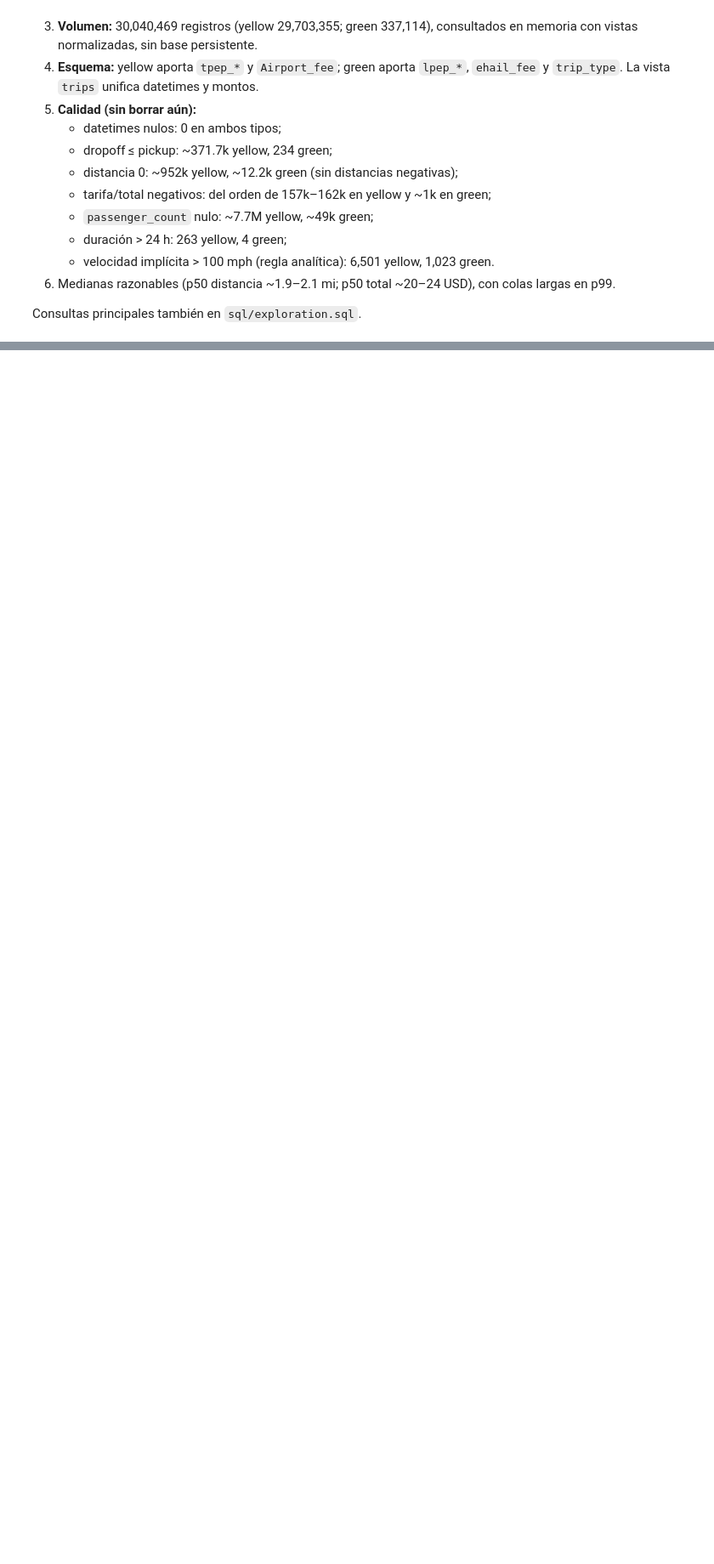
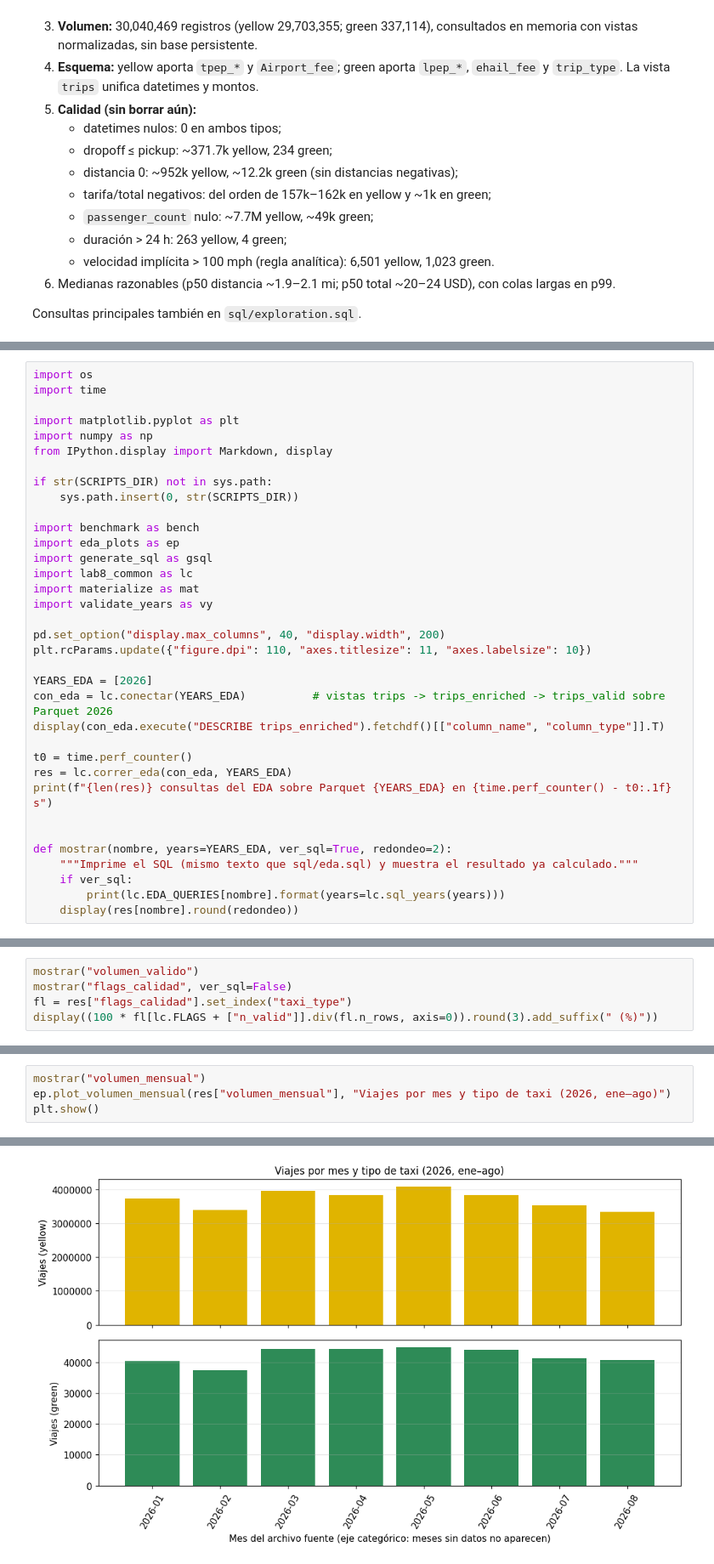
Before and after one commit to Cisco890/lab8_datascience, a Jupyter notebook: notebooks/lab8_duckdb.ipynb, the cells around one changed output, grey strips where cells are left out. Shown at 85% size. Drawn from its saved outputs; the diff is of its cells as text; blank space fills up the shorter version.

```diff
--- a/notebooks/lab8_duckdb.ipynb
+++ b/notebooks/lab8_duckdb.ipynb
@@ -670,0 +733,35 @@ Consultas principales también en `sql/exploration.sql`.
+# %%
+import os
+import time
+
+import matplotlib.pyplot as plt
+import numpy as np
+from IPython.display import Markdown, display
+
+if str(SCRIPTS_DIR) not in sys.path:
+    sys.path.insert(0, str(SCRIPTS_DIR))
+
+import benchmark as bench
+import eda_plots as ep
+import generate_sql as gsql
+import lab8_common as lc
+import materialize as mat
+import validate_years as vy
+
+pd.set_option("display.max_columns", 40, "display.width", 200)
+plt.rcParams.update({"figure.dpi": 110, "axes.titlesize": 11, "axes.labelsize": 10})
+
+YEARS_EDA = [2026]
+con_eda = lc.conectar(YEARS_EDA)          # vistas trips -> trips_enriched -> trips_valid sobre Parquet 2026
+display(con_eda.execute("DESCRIBE trips_enriched").fetchdf()[["column_name", "column_type"]].T)
+
+t0 = time.perf_counter()
+res = lc.correr_eda(con_eda, YEARS_EDA)
+print(f"{len(res)} consultas del EDA sobre Parquet {YEARS_EDA} en {time.perf_counter() - t0:.1f} s")
+
+
+def mostrar(nombre, years=YEARS_EDA, ver_sql=True, redondeo=2):
+    """Imprime el SQL (mismo texto que sql/eda.sql) y muestra el resultado ya calculado."""
+    if ver_sql:
+        print(lc.EDA_QUERIES[nombre].format(years=lc.sql_years(years)))
+    display(res[nombre].round(redondeo))
@@ -670,0 +776,5 @@ Consultas principales también en `sql/exploration.sql`.
+# %%
+mostrar("volumen_valido")
+mostrar("flags_calidad", ver_sql=False)
+fl = res["flags_calidad"].set_index("taxi_type")
+display((100 * fl[lc.FLAGS + ["n_valid"]].div(fl.n_rows, axis=0)).round(3).add_suffix(" (%)"))
@@ -670,0 +801,5 @@ Consultas principales también en `sql/exploration.sql`.
+# %%
+mostrar("volumen_mensual")
+ep.plot_volumen_mensual(res["volumen_mensual"], "Viajes por mes y tipo de taxi (2026, ene–ago)")
+plt.show()
+# %% [output]
@@ -670,0 +825 @@ Consultas principales también en `sql/exploration.sql`.
+[figure, added]
```
Also changed, not shown: parts of 119 cells of this notebook, 17 other files.
